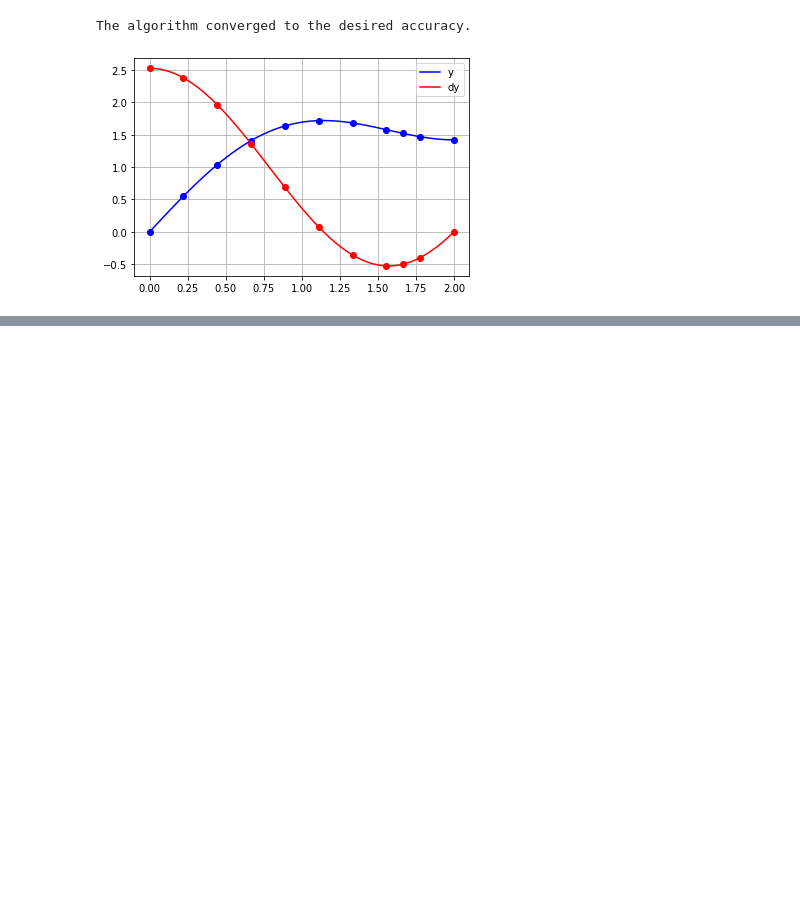
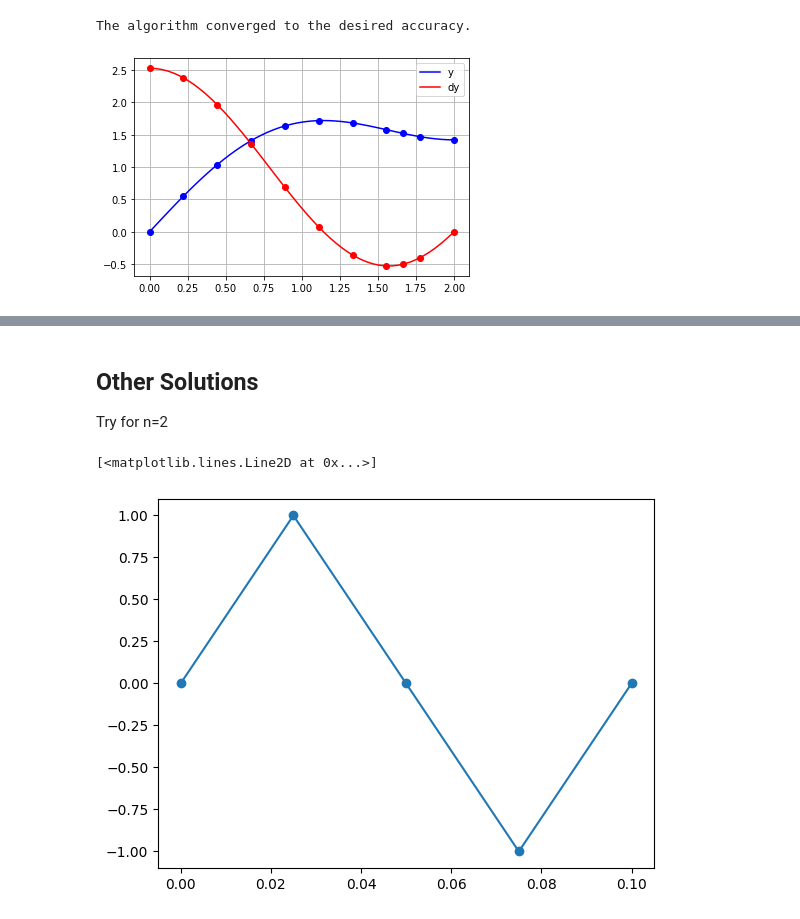
Before and after one commit to mdaugherity/Numerical2024, a Jupyter notebook: ode/Week_11_solvebvp_demo.ipynb, the cells around one changed output, grey strips where cells are left out. Saved outputs shown, nothing was run; the diff lists cells and outputs as text; code cells hidden in the pictures; blank space fills up the shorter version.

```diff
--- a/ode/Week_11_solvebvp_demo.ipynb
+++ b/ode/Week_11_solvebvp_demo.ipynb
@@ -181,0 +274,10 @@ The algorithm converged to the desired accuracy.
+# %% [markdown]
+## Other Solutions
+Try for n=2
+# %%
+y0 = np.array([0,1,0,-1,0])
+yp0 = np.gradient(y0)
+plt.plot(x, y0, 'o-')
+# %% [output]
+[<matplotlib.lines.Line2D at 0x...>]
+[figure, added]
```
Also changed, not shown: parts of 9 cells of this notebook.
